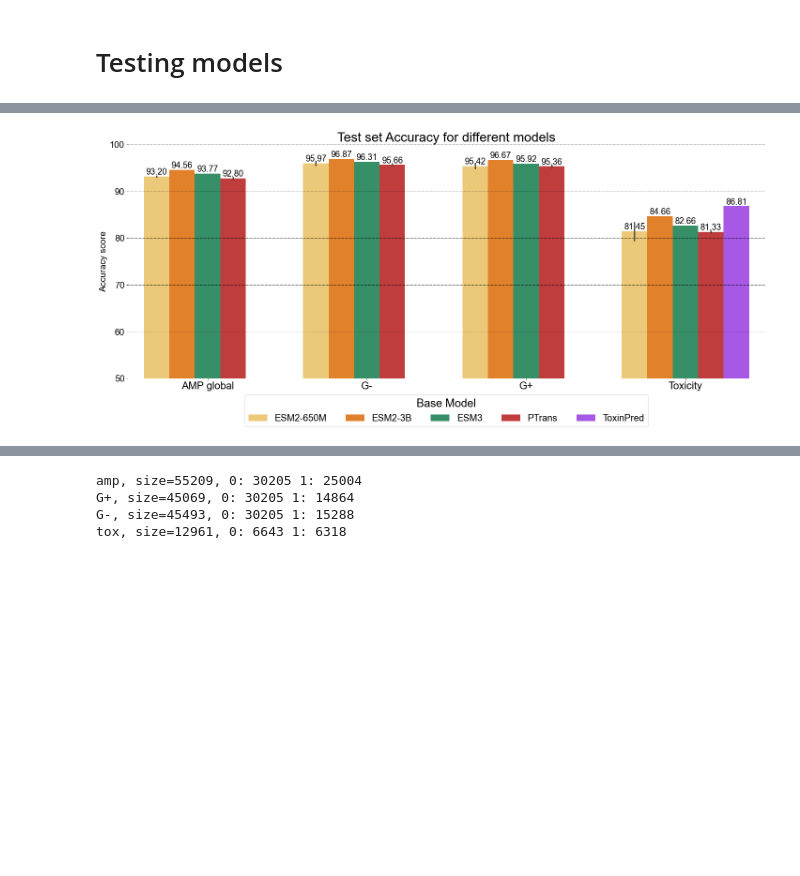
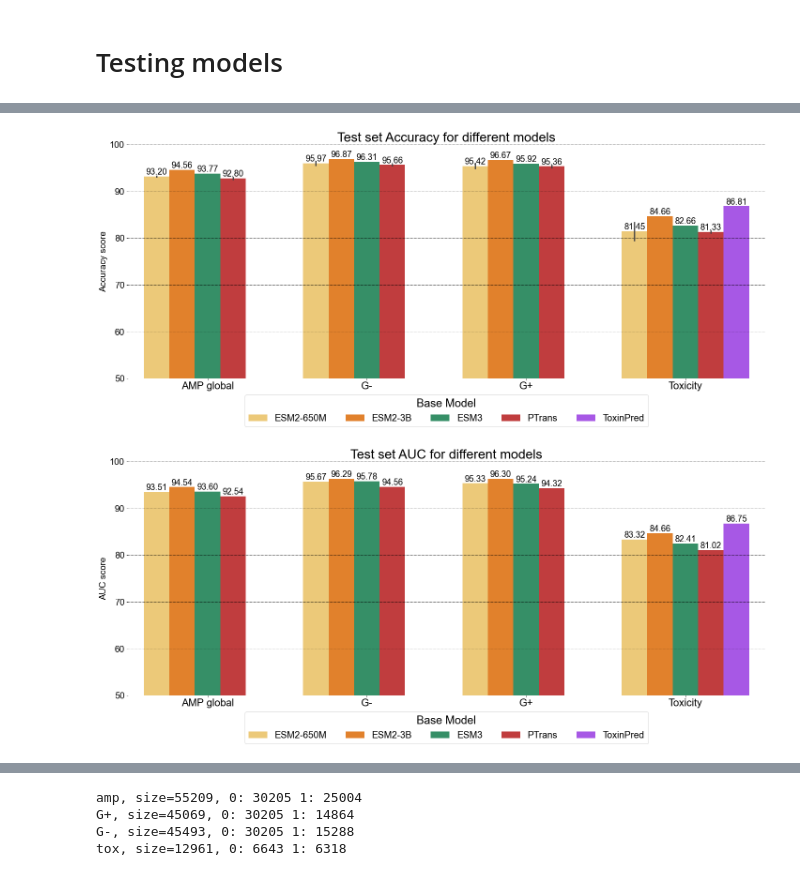
Before and after one commit to BGI-METAI/Metagenome-AI, a Jupyter notebook: notebooks/amp_tox_ripp-round2.ipynb, the cells around one changed output, grey strips where cells are left out. Cells and saved outputs as stored; diff of their text form; code cells hidden in the pictures; blank space fills up the shorter version.

```diff
--- a/notebooks/amp_tox_ripp-round2.ipynb
+++ b/notebooks/amp_tox_ripp-round2.ipynb
@@ -15,8 +15,3 @@ from collections import Counter
 plt.rcParams['font.family'] = 'Arial'
 # %% [markdown]
 # Testing models
-# %%
-# amp_df = pd.read_excel('../data/predictions/ripp_lab_validation/AMP_test.xlsx', sheet_name='AMP')
-amp_df = pd.read_csv('../data/predictions/lab_validation_2nd_round/AMP_test.csv')
-amp_df.loc[:, 'Base model'] = amp_df['Base model'].str.replace('ESM-2 (650m)', 'ESM2-650M')
-amp_df.head()
@@ -36,50 +18,54 @@ array(['ESM2-650M', 'ESM-2-ft', 'ESM2-3B', 'ESM3', 'ESM3-ft-epoch5',
 # %%
-dataset_order = ['AMP global', 'G-', 'G+', 'Toxicity']
-show_models = ['ESM2-650M', 'ESM2-3B', 'ESM3', 'PTrans', 'ToxinPred']
-amp_subset_df = amp_df[amp_df['Dataset'].isin(dataset_order)]
+def plot_model_performance(results_path='../data/predictions/lab_validation_2nd_round/AMP_test.csv', metric='Accuracy'):
+    amp_df = pd.read_csv(results_path)
+    amp_df.loc[:, 'Base model'] = amp_df['Base model'].str.replace('ESM-2 (650m)', 'ESM2-650M')
 
-amp_subset_df = amp_subset_df[amp_subset_df['Base model'].isin(show_models)]
-amp_subset_df = amp_subset_df.sort_values(
-    ['Dataset', 'Base model'],
-    key=lambda col: col.map(
-        {**{v: i for i, v in enumerate(dataset_order)}, **{v: i for i, v in enumerate(show_models)}}
+    dataset_order = ['AMP global', 'G-', 'G+', 'Toxicity']
+    show_models = ['ESM2-650M', 'ESM2-3B', 'ESM3', 'PTrans', 'ToxinPred']
+
+    amp_subset_df = amp_df[amp_df['Dataset'].isin(dataset_order)]
+    amp_subset_df = amp_subset_df[amp_subset_df['Base model'].isin(show_models)]
+    amp_subset_df = amp_subset_df.sort_values(
+        ['Dataset', 'Base model'],
+        key=lambda col: col.map(
+            {**{v: i for i, v in enumerate(dataset_order)}, **{v: i for i, v in enumerate(show_models)}}
+        )
     )
-)
-metric = 'Accuracy'
+    palette = ["#FFD166", "#FF7F0E", "#279E68", "#D62728", "#AA40FC", "#17BECF", "#B5BD61", "#FF9896", "#9EDAE5", "#06D6A0", "#0095B7", "#826400", "#FDE4CF"]
+    fig, axs = plt.subplots(nrows=1, ncols=1, figsize=(20, 9))
+    barplot = sns.barplot(data=amp_subset_df[amp_subset_df['Metric'] == metric], x='Dataset', y='Score', hue='Base model', palette=palette)
+    plt.ylim([50, 100])
+    plt.grid(axis='y', zorder=0, linewidth=1, linestyle=':', color='k')
+    plt.legend(prop={'size': 11})
+    plt.title(f'Test set {metric} for different models', size=28)
+    plt.box(False)
+    plt.xlabel(None)
+    plt.xticks(size=22)
+    plt.yticks(size=19)
+    plt.ylabel(f'{metric} score', size=19)
 
+    # Annotate each bar with the value inside
+    for p in barplot.patches:
+        barplot.annotate(format(p.get_height(), '.2f'),
+                         (p.get_x() + p.get_width() / 2., p.get_height()),
+                         ha = 'center', va = 'center',
+                         xytext = (0, 9), textcoords = 'offset points',
+                         fontsize=18)  # Set font size and bold
+    # Set legend to be horizontal below the plot
+    plt.legend(
+        title='Base Model',
+        bbox_to_anchor=(0.5, -0.05),  # Adjust position to make the legend wider
+        loc='upper center',
+        ncol=len(show_models),  # Adjust the number of columns based on the number of models
+        prop={'size': 20},  # Font size for legend items
+        title_fontsize=24  # Larger font size for the legend title
+    )
 
-palette = ["#FFD166", "#FF7F0E", "#279E68", "#D62728", "#AA40FC", "#17BECF", "#B5BD61", "#FF9896", "#9EDAE5", "#06D6A0", "#0095B7", "#826400", "#FDE4CF"]
-fig, axs = plt.subplots(nrows=1, ncols=1, figsize=(20, 9))
-barplot = sns.barplot(data=amp_subset_df[amp_subset_df['Metric'] == metric], x='Dataset', y='Score', hue='Base model', palette=palette)
-plt.ylim([50, 100])
-plt.grid(axis='y', zorder=0, linewidth=1, linestyle=':', color='k')
-plt.legend(prop={'size': 11})
-plt.title(f'Test set {metric} for different models', size=28)
-plt.box(False)
-plt.xlabel(None)
-plt.xticks(size=22)
-plt.yticks(size=19)
-plt.ylabel(f'{metric} score', size=19)
+    plt.tight_layout()
 
-# Annotate each bar with the value inside
-for p in barplot.patches:
-    barplot.annotate(format(p.get_height(), '.2f'),
-                     (p.get_x() + p.get_width() / 2., p.get_height()),
-                     ha = 'center', va = 'center',
-                     xytext = (0, 9), textcoords = 'offset points',
-                     fontsize=18)  # Set font size and bold
-# Set legend to be horizontal below the plot
-plt.legend(
-    title='Base Model',
-    bbox_to_anchor=(0.5, -0.05),  # Adjust position to make the legend wider
-    loc='upper center',
-    ncol=len(show_models),  # Adjust the number of columns based on the number of models
-    prop={'size': 20},  # Font size for legend items
-    title_fontsize=24  # Larger font size for the legend title
-)
-
-plt.tight_layout()
-
-plt.savefig(f'testing_models_round2_{metric}.png', dpi=300, bbox_inches='tight')
+    plt.savefig(f'testing_models_round2_{metric}.png', dpi=300, bbox_inches='tight')
+for metric in ['Accuracy', 'AUC', 'MCC']:
+    plot_model_performance(metric=metric)
 # %% [output]
 [figure]
+[figure, added]
```
Also changed, not shown: parts of 7 cells of this notebook.
